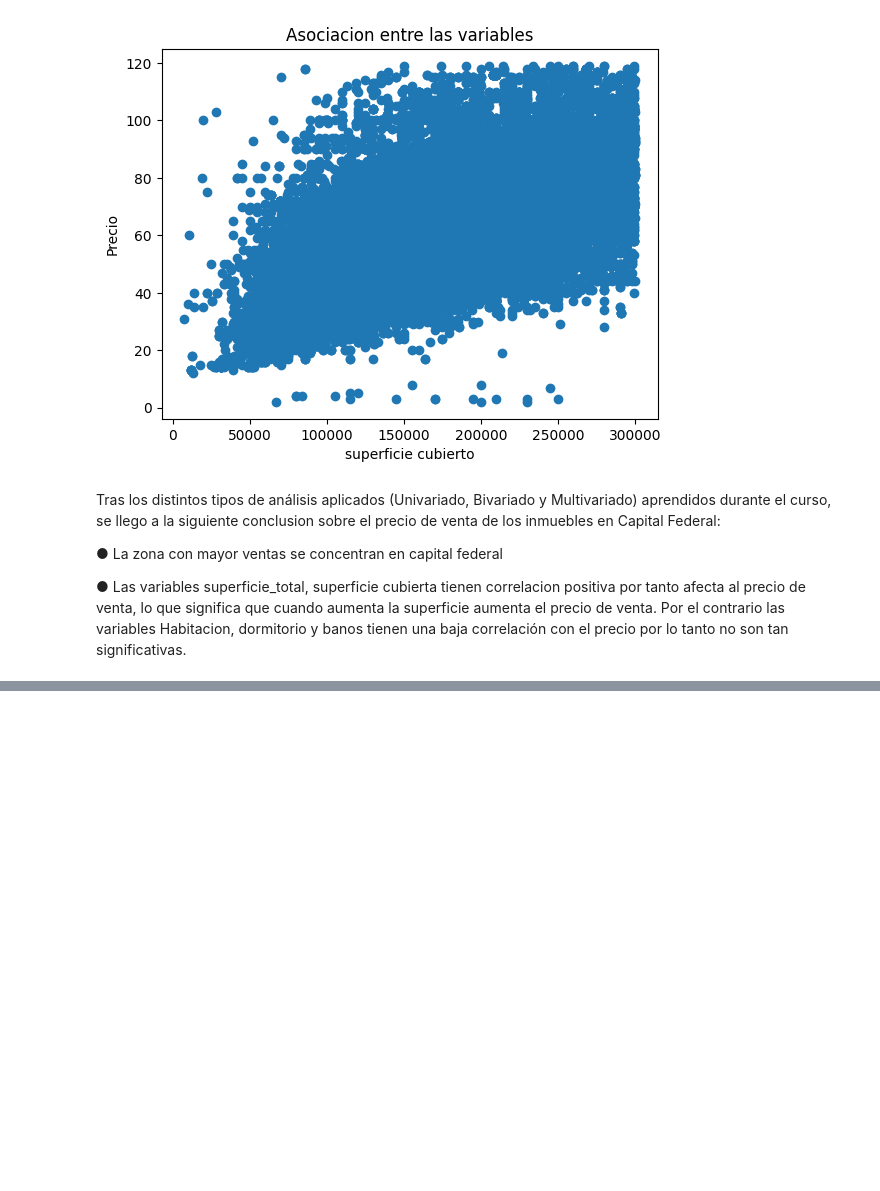
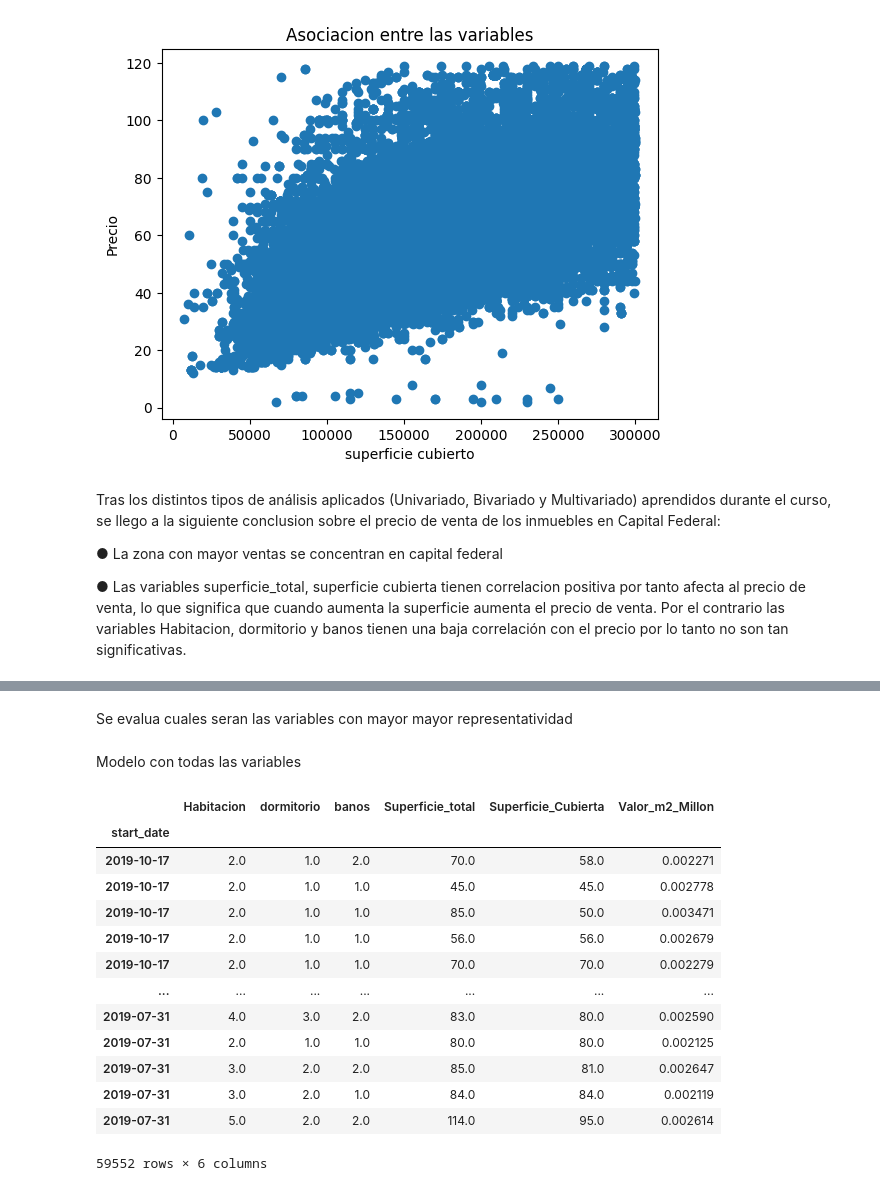
Before and after one commit to mmines32/proyecto_data_science1, a Jupyter notebook: ProyectoFinal_Manrique_Velazquez.ipynb, the cells around one changed output, grey strips where cells are left out. Drawn from its saved outputs; the diff is of its cells as text; code cells hidden in the pictures; blank space fills up the shorter version.

```diff
--- a/ProyectoFinal_Manrique_Velazquez.ipynb
+++ b/ProyectoFinal_Manrique_Velazquez.ipynb
@@ -517,0 +541,4 @@ Por el contrario las variables  Habitacion,	dormitorio y banos tienen una baja c
+# %%
+dato1=datos_i.copy()
+# %%
+dato2=dato1.drop('Precio_Millon', axis=1)
@@ -517,0 +557,2 @@ Por el contrario las variables  Habitacion,	dormitorio y banos tienen una baja c
+# %% [markdown]
+Se evalua cuales seran las variables con mayor mayor representatividad
@@ -517,0 +562,4 @@ Por el contrario las variables  Habitacion,	dormitorio y banos tienen una baja c
+# %% [markdown]
+Modelo con todas las variables
+# %%
+X=dato2.drop(['Precio'], axis=1)
@@ -517,0 +568,17 @@ Por el contrario las variables  Habitacion,	dormitorio y banos tienen una baja c
+# %%
+X
+# %% [output]
+|  | Habitacion | dormitorio | banos | Superficie_total | Superficie_Cubierta | Valor_m2_Millon |
+| start_date |  |  |  |  |  |  |
+| 2019-10-17 | 2.0 | 1.0 | 2.0 | 70.0 | 58.0 | 0.002271 |
+| 2019-10-17 | 2.0 | 1.0 | 1.0 | 45.0 | 45.0 | 0.002778 |
+| 2019-10-17 | 2.0 | 1.0 | 1.0 | 85.0 | 50.0 | 0.003471 |
+| 2019-10-17 | 2.0 | 1.0 | 1.0 | 56.0 | 56.0 | 0.002679 |
+| 2019-10-17 | 2.0 | 1.0 | 1.0 | 70.0 | 70.0 | 0.002279 |
+| ... | ... | ... | ... | ... | ... | ... |
+| 2019-07-31 | 4.0 | 3.0 | 2.0 | 83.0 | 80.0 | 0.002590 |
+| 2019-07-31 | 2.0 | 1.0 | 1.0 | 80.0 | 80.0 | 0.002125 |
+| 2019-07-31 | 3.0 | 2.0 | 2.0 | 85.0 | 81.0 | 0.002647 |
+| 2019-07-31 | 3.0 | 2.0 | 1.0 | 84.0 | 84.0 | 0.002119 |
+| 2019-07-31 | 5.0 | 2.0 | 2.0 | 114.0 | 95.0 | 0.002614 |
+59552 rows × 6 columns
```
Also changed, not shown: parts of 55 cells of this notebook.
